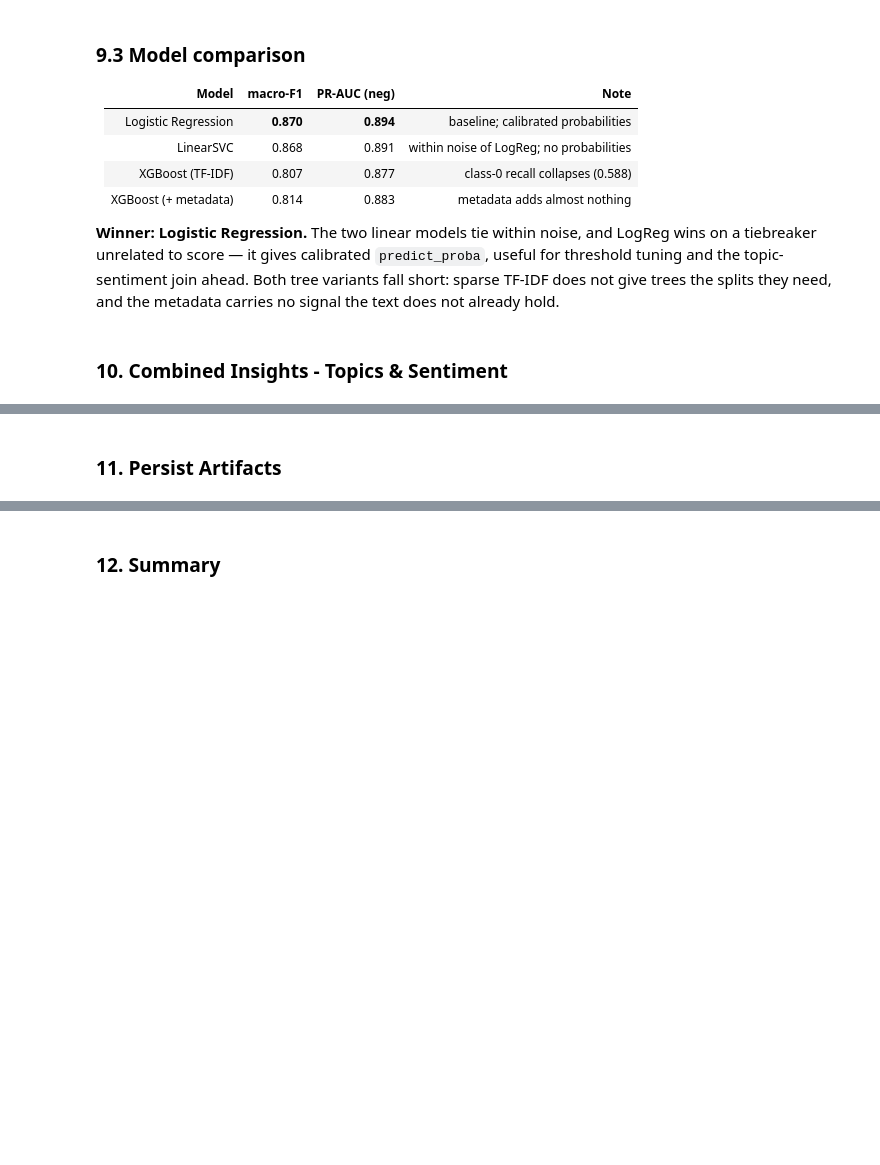
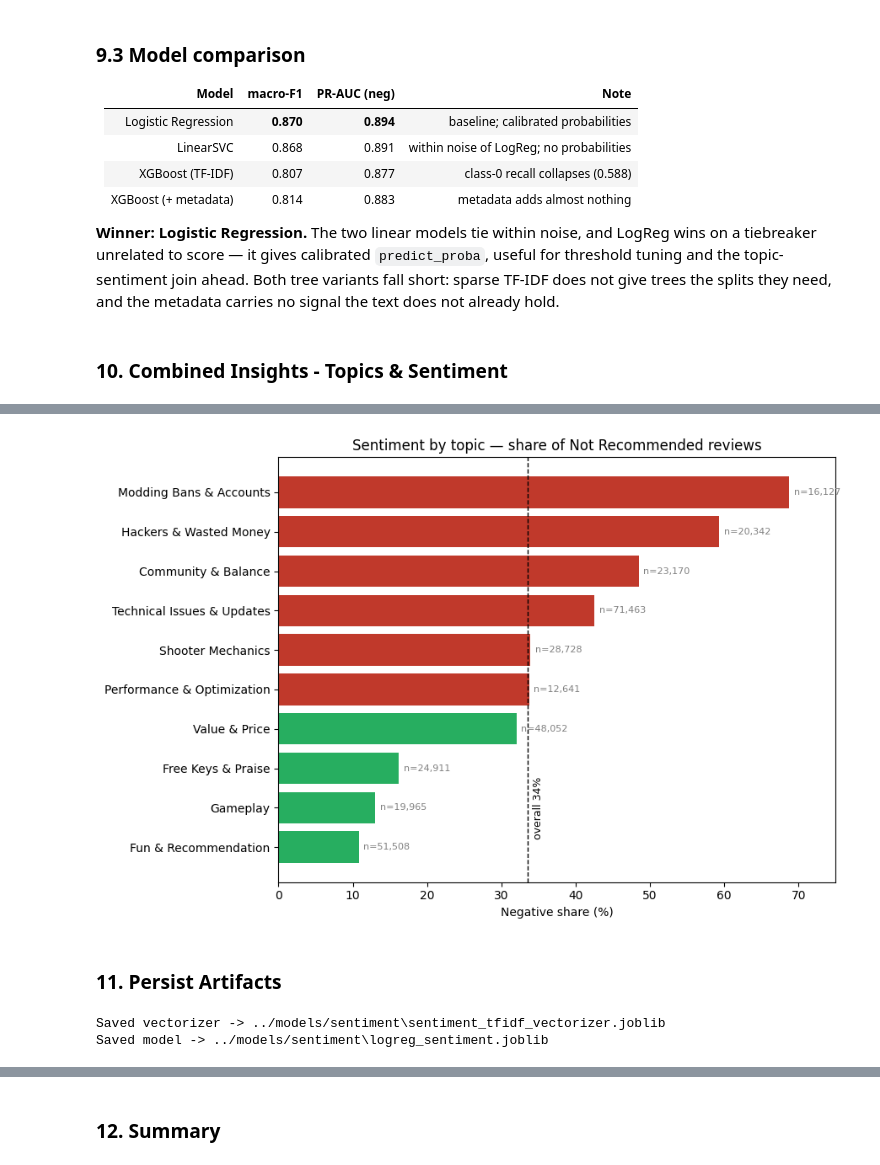
Before and after one commit to Adriana394/nlp-analysis-steam-reviews, a Jupyter notebook: notebooks/04_lda.ipynb, the cells around one changed output, grey strips where cells are left out. Cells and saved outputs as stored; diff of their text form; code cells hidden in the pictures; blank space fills up the shorter version.

```diff
--- a/notebooks/04_lda.ipynb
+++ b/notebooks/04_lda.ipynb
@@ -706,0 +737,18 @@ need, and the metadata carries no signal the text does not already hold.
+# %%
+# Negative share per topic: what fraction of each topic's reviews are label 0.
+# label is 1 = Recommended, 0 = Not Recommended.
+
+topic_sentiment = (
+    combined
+    .groupby('dominant_topic')
+    .agg(
+        n_reviews=('label', 'size'),
+        neg_share=('label', lambda x: (x == 0).mean()),
+    )
+    .sort_values('neg_share', ascending=False)
+)
+
+# Overall baseline for comparison: the corpus-wide negative rate.
+overall_neg = (combined['label'] == 0).mean()
+print(f"Overall negative share: {overall_neg:.1%}\n")
+print(topic_sentiment.assign(neg_share=lambda d: (d['neg_share'] * 100).round(1)))
@@ -707,2 +826,57 @@ need, and the metadata carries no signal the text does not already hold.
+# %%
+topic_labels = {
+    0: "Community & Balance",     1: "Technical Issues & Updates",
+    2: "Performance & Optimization", 3: "Shooter Mechanics",
+    4: "Fun & Recommendation",    5: "Value & Price",
+    6: "Gameplay",        7: "Free Keys & Praise",
+    8: "Hackers & Wasted Money",  9: "Modding Bans & Accounts",
+}
+
+plot_df = topic_sentiment.copy()
+plot_df['label'] = plot_df.index.map(topic_labels)
+plot_df = plot_df.sort_values('neg_share')            # ascending -> worst on top in barh
+
+# Red above the overall average, green below: the insight at a glance.
+colors = ['#c0392b' if v > overall_neg else '#27ae60' for v in plot_df['neg_share']]
+
+fig, ax = plt.subplots(figsize=(9, 6))
+ax.barh(plot_df['label'], plot_df['neg_share'] * 100, color=colors)
+ax.axvline(overall_neg * 100, color='black', linestyle='--', linewidth=1)
+ax.text(overall_neg * 100 + 0.6, 0.2, f'overall {overall_neg:.0%}',
+        fontsize=9, rotation=90, va='bottom')
+ax.set_xlim(0, 75)
+
+# Annotate each bar with its review count.
+for i, (share, n) in enumerate(zip(plot_df['neg_share'], plot_df['n_reviews'])):
+    ax.text(share * 100 + 0.6, i, f'n={n:,}', va='center', fontsize=8, color='gray')
+
+ax.set_xlabel('Negative share (%)')
+ax.set_title('Sentiment by topic — share of Not Recommended reviews')
+plt.tight_layout()
+plt.show()
+# %% [output]
+[figure, added]
 # %% [markdown]
 ### 11. Persist Artifacts
+# %%
+# The vectorizer and model are a pair: text -> features -> prediction.
+# Saving one without the other is useless at inference time.
+
+VECTORIZER_PATH = os.path.join(MODELS_DIR, 'sentiment_tfidf_vectorizer.joblib')
+MODEL_PATH      = os.path.join(MODELS_DIR, 'logreg_sentiment.joblib')
+
+# os.path.exists guards: don't silently overwrite a finished artifact.
+if not os.path.exists(VECTORIZER_PATH):
+    joblib.dump(vect, VECTORIZER_PATH)
+    print(f"Saved vectorizer -> {VECTORIZER_PATH}")
+else:
+    print("Vectorizer already saved.")
+
+if not os.path.exists(MODEL_PATH):
+    joblib.dump(logreg, MODEL_PATH)
+    print(f"Saved model -> {MODEL_PATH}")
+else:
+    print("Model already saved.")
+# %% [output]
+Saved vectorizer -> ../models/sentiment\sentiment_tfidf_vectorizer.joblib
+Saved model -> ../models/sentiment\logreg_sentiment.joblib
```
Also changed, not shown: parts of 10 cells of this notebook, 7 other files.
